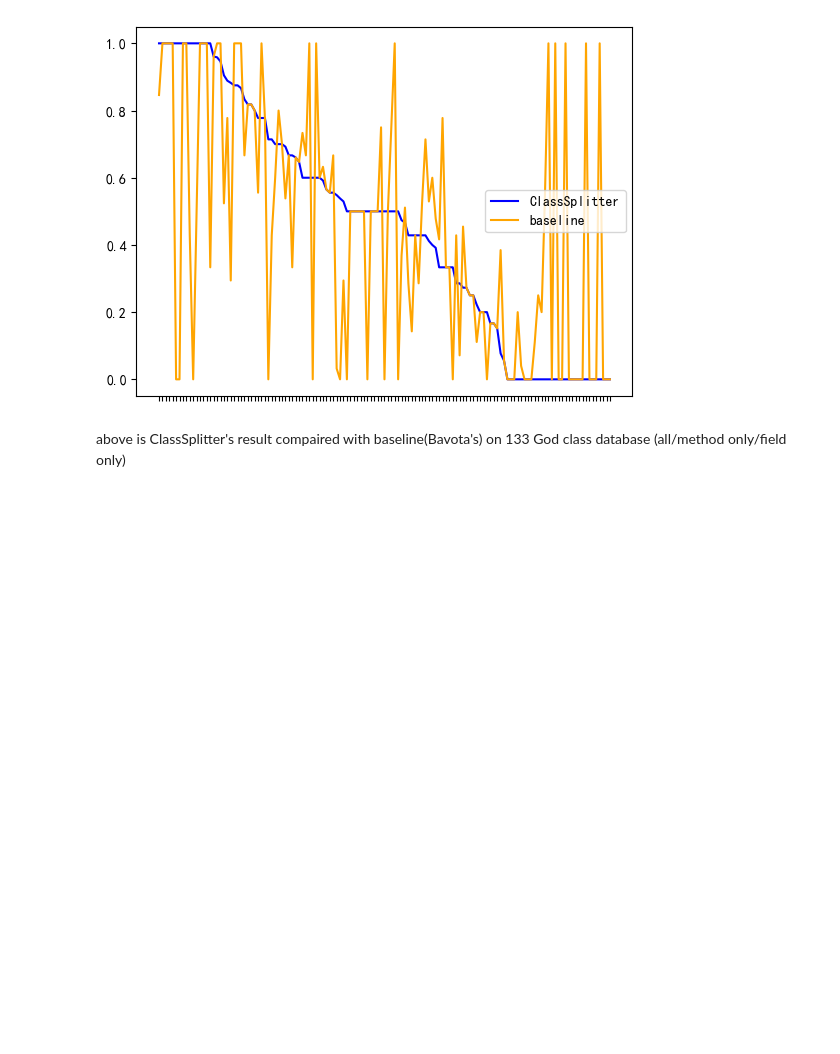
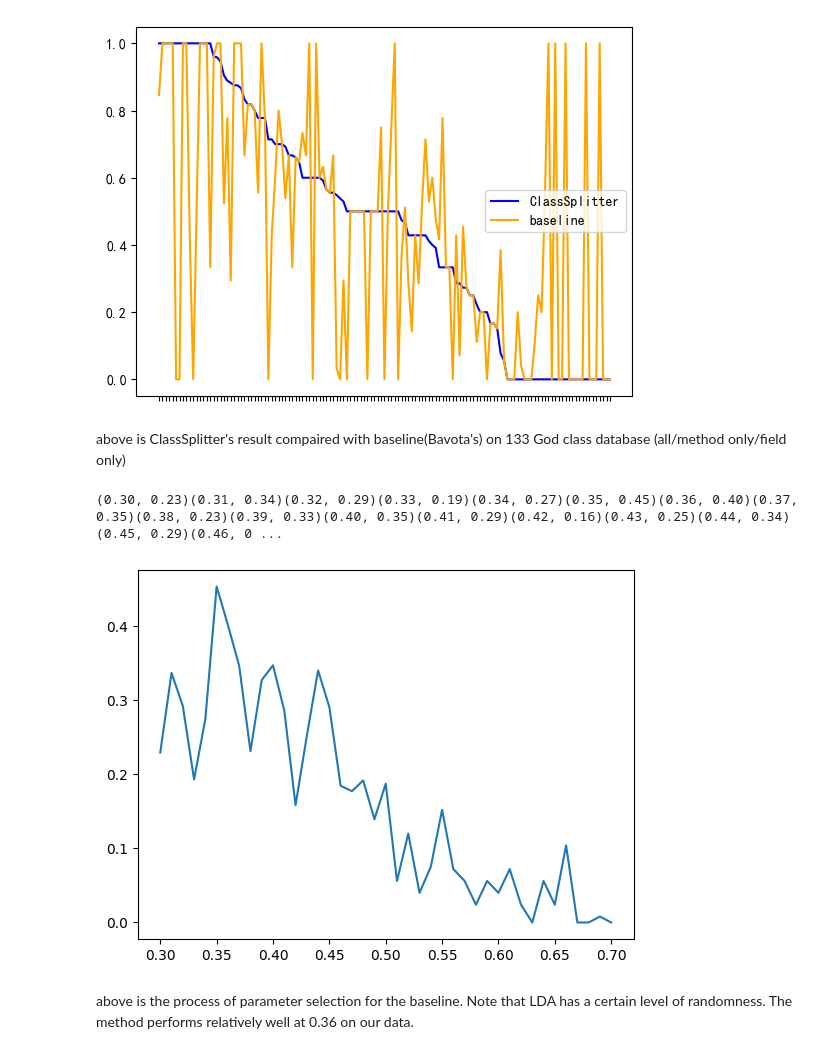
Before and after one commit to ClassSplitter/ClassSplitter, a Jupyter notebook: Implementation/experienments/experienment_result.ipynb, the cells around one changed output. Drawn from its saved outputs; the diff is of its cells as text; code cells hidden in the pictures; blank space fills up the shorter version.

```diff
--- a/Implementation/experienments/experienment_result.ipynb
+++ b/Implementation/experienments/experienment_result.ipynb
@@ -2,13 +2,13 @@
 import matplotlib.pyplot as plt
 from tqdm import tqdm
 from god_class import DictHandler
-from approach import ClusterSeparate
+from cluster import ClusterSeparate
 from baseline1 import Baseline1
 import show_result as sr
 
 dict_handler = DictHandler('GodClassRefactorDictionary.csv')
 
-good_classes = dict_handler.get_filtered_classes()
+good_classes = dict_handler.get_classes()
 m_data = []
 mm_data = []
 fm_data = []
@@ -40,12 +40,12 @@ above is ClassSplitter's result on 133 God class database
 import matplotlib.pyplot as plt
 from tqdm import tqdm
 from god_class import DictHandler
-from approach import ClusterSeparate
+from cluster import ClusterSeparate
 from baseline1 import Baseline1
 import show_result as sr
 
 dict_handler = DictHandler('GodClassRefactorDictionary.csv')
-good_classes = dict_handler.get_filtered_classes()
+good_classes = dict_handler.get_classes()
 m_data1 = []
 m_data2 = []
 fm_data1 = []
@@ -96,3 +96,33 @@ p-value: 0.7196773008255362
 # %% [markdown]
 above is ClassSplitter's result compaired with baseline(Bavota's) on 133 God class database
 (all/method only/field only)
+# %%
+import matplotlib.pyplot as plt
+import numpy as np
+from tqdm import tqdm
+from god_class import DictHandler
+from baseline3 import Baseline3
+np.random.seed(70)
+dict_handler = DictHandler('GodClassRefactorDictionary.csv')
+good_classes = dict_handler.get_classes()
+test_cases = [good_classes[10], good_classes[30], good_classes[50], good_classes[70], good_classes[90]]
+result = []
+for i in tqdm(range(41)):
+    p = 0.3 + 0.01 * i
+    m_data = []
+    for c in test_cases:
+        baseline3 = Baseline3(c)
+        baseline3.original_graph_to_chain(t=p)
+        baseline3.original_chain_to_groups()
+        m_data.append(baseline3.get_mojofm())
+    result.append((p, sum(m_data) / len(m_data)))
+x = [n[0] for n in result]
+y = [n[1] for n in result]
+plt.plot(x, y)
+for r in result:
+    print("(%.2f, %.2f)" % r, end='')
+# %% [output]
+(0.30, 0.23)(0.31, 0.34)(0.32, 0.29)(0.33, 0.19)(0.34, 0.27)(0.35, 0.45)(0.36, 0.40)(0.37, 0.35)(0.38, 0.23)(0.39, 0.33)(0.40, 0.35)(0.41, 0.29)(0.42, 0.16)(0.43, 0.25)(0.44, 0.34)(0.45, 0.29)(0.46, 0 ...
+[figure, added]
+# %% [markdown]
+above is the process of parameter selection for the baseline. Note that LDA has a certain level of randomness. The method performs relatively well at 0.36 on our data.
```
Also changed, not shown: 9 other files.
